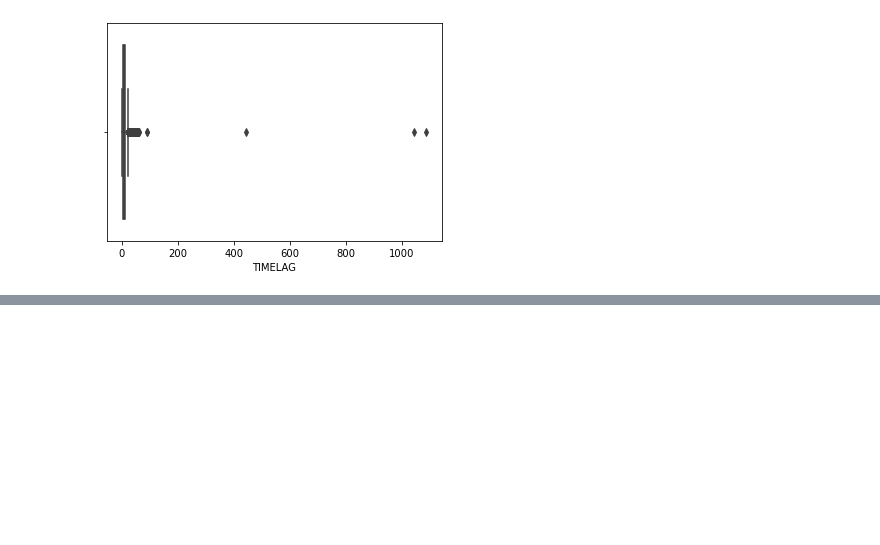
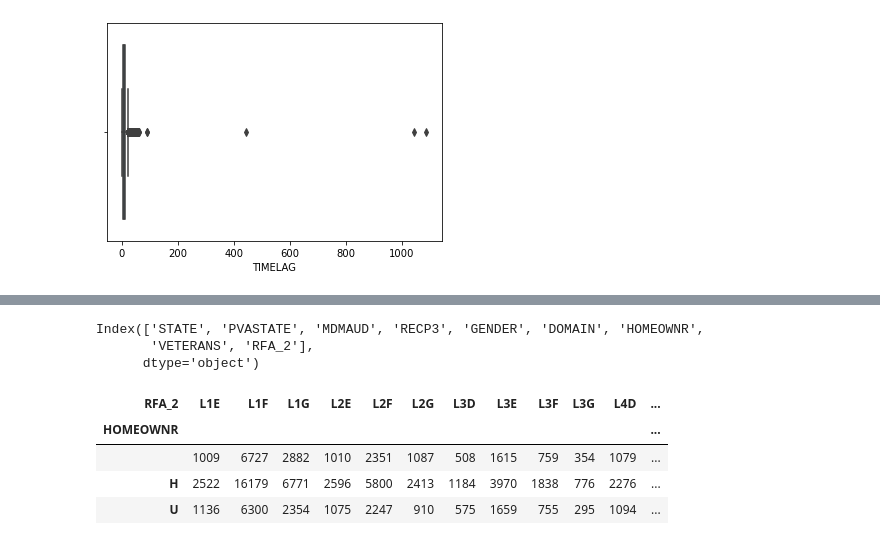
Before and after one commit to rogerserret/IronRoger, a Jupyter notebook: week4_classexs/EDA_lesson.ipynb, the cells around one changed output, grey strips where cells are left out. Saved outputs shown, nothing was run; the diff lists cells and outputs as text; code cells hidden in the pictures; blank space fills up the shorter version.

```diff
--- a/week4_classexs/EDA_lesson.ipynb
+++ b/week4_classexs/EDA_lesson.ipynb
@@ -267,0 +326,10 @@ timelag.hist(bins=10);
+# %%
+#conclusion: replace value MDMAUD with major donor
+# we create a function and we apply it to the column
+
+def grp_mdmaud(x):
+    if x == 'XXXX':
+        return 'not_major_donor'
+    else:
+        return 'major_donor'
+d_cat['MDMAUD']=list(map(grp_mdmaud,d_cat['MDMAUD']))
@@ -267,0 +406,17 @@ timelag.hist(bins=10);
+# %%
+d_cat.columns
+# %% [output]
+Index(['STATE', 'PVASTATE', 'MDMAUD', 'RECP3', 'GENDER', 'DOMAIN', 'HOMEOWNR',
+       'VETERANS', 'RFA_2'],
+      dtype='object')
+# %%
+data_crosstab=pd.crosstab(d_cat['HOMEOWNR'],d_cat['RFA_2'], margins=False)
+# in a real exercise we would only perform this if the target variable was categorical, this is only an example
+# %%
+data_crosstab
+# %% [output]
+| RFA_2 | L1E | L1F | L1G | L2E | L2F | L2G | L3D | L3E | L3F | L3G | L4D | ... |
+| HOMEOWNR |  |  |  |  |  |  |  |  |  |  |  | ... |
+|  | 1009 | 6727 | 2882 | 1010 | 2351 | 1087 | 508 | 1615 | 759 | 354 | 1079 | ... |
+| H | 2522 | 16179 | 6771 | 2596 | 5800 | 2413 | 1184 | 3970 | 1838 | 776 | 2276 | ... |
+| U | 1136 | 6300 | 2354 | 1075 | 2247 | 910 | 575 | 1659 | 755 | 295 | 1094 | ... |
```
Also changed, not shown: parts of 21 cells of this notebook, 9 other files.
